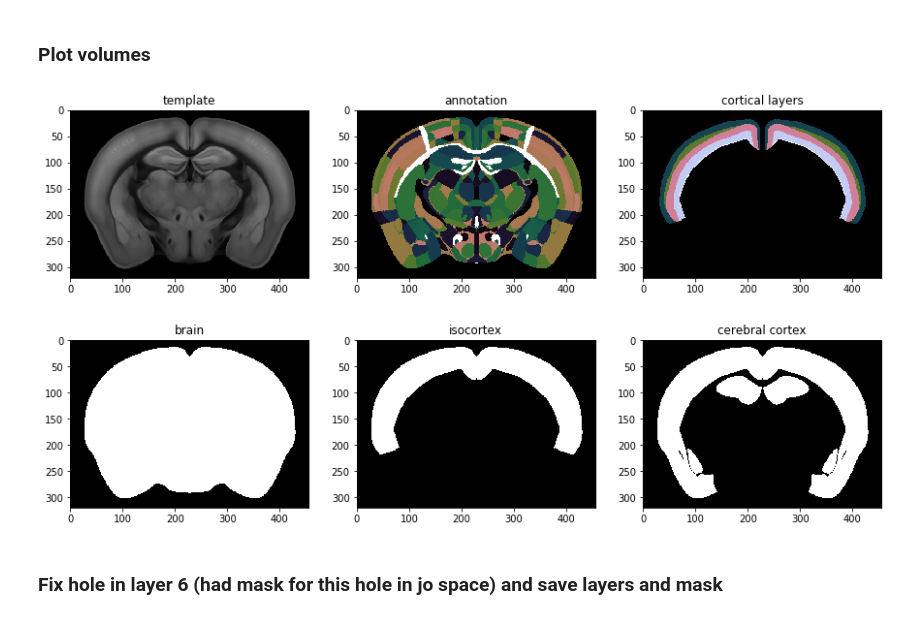
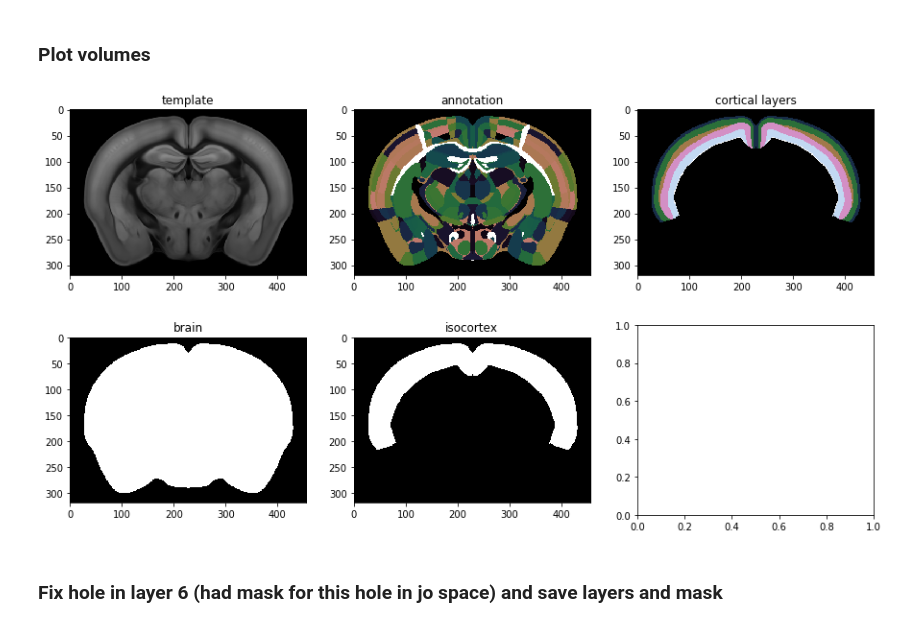
Before and after one commit to juhuntenburg/mouse_gradients, a Jupyter notebook: Allen_API.ipynb, the cells around one changed output. Cells and saved outputs as stored; diff of their text form; code cells hidden in the pictures.

```diff
--- a/Allen_API.ipynb
+++ b/Allen_API.ipynb
@@ -103,5 +119,5 @@ for l in range(len(layers)):
         except:
             pass
     layer_plot[layer_mask==1] = (l+1)*10
-    nb.Nifti1Image(layer_mask, np.eye(4)).to_filename(
-        '/home/julia/data/gradients/atlas/allen_api/%s.nii.gz' %layers[l])
+    nb.Nifti1Image(layer_mask, np.eye(4)*0.025).to_filename(
+        '/home/julia/data/gradients/atlas/allen_api/layers/%s.nii.gz' %layers[l])
@@ -110,21 +144,19 @@ for l in range(len(layers)):
 # %%
 slice_idx = 264
 f, ccf_axes = plt.subplots(2, 3, figsize=(15, 8))
 ccf_axes[0,0].imshow(template[slice_idx,:,:], cmap='gray', aspect='equal', vmin=template.min(), vmax=template.max())
 ccf_axes[0,0].set_title("template")
 ccf_axes[0,1].imshow(annot[slice_idx,:,:], cmap='cubehelix', aspect='equal', vmin=0, vmax=2000)
 ccf_axes[0,1].set_title("annotation")
 ccf_axes[0,2].imshow(layer_plot[slice_idx,:,:], cmap='cubehelix', aspect='equal')
 ccf_axes[0,2].set_title("cortical layers")
 ccf_axes[1,0].imshow(root_mask[slice_idx,:,:], cmap='gray', aspect='equal', vmin=0, vmax=1)
 ccf_axes[1,0].set_title("brain")
 ccf_axes[1,1].imshow(cortex_mask[slice_idx,:,:], cmap='gray', aspect='equal', vmin=0, vmax=1)
 ccf_axes[1,1].set_title("isocortex")
-ccf_axes[1,2].imshow(cc_mask[slice_idx,:,:], cmap='gray', aspect='equal', vmin=0, vmax=1)
-ccf_axes[1,2].set_title("cerebral cortex")
 plt.show()
 # %% [output]
-[figure, old version]
+[figure, new version]
 # %% [markdown]
 ### Fix hole in layer 6 (had mask for this hole in jo space) and save layers and mask
 # %%
```
Also changed, not shown: parts of 12 cells of this notebook, 38 other files.
